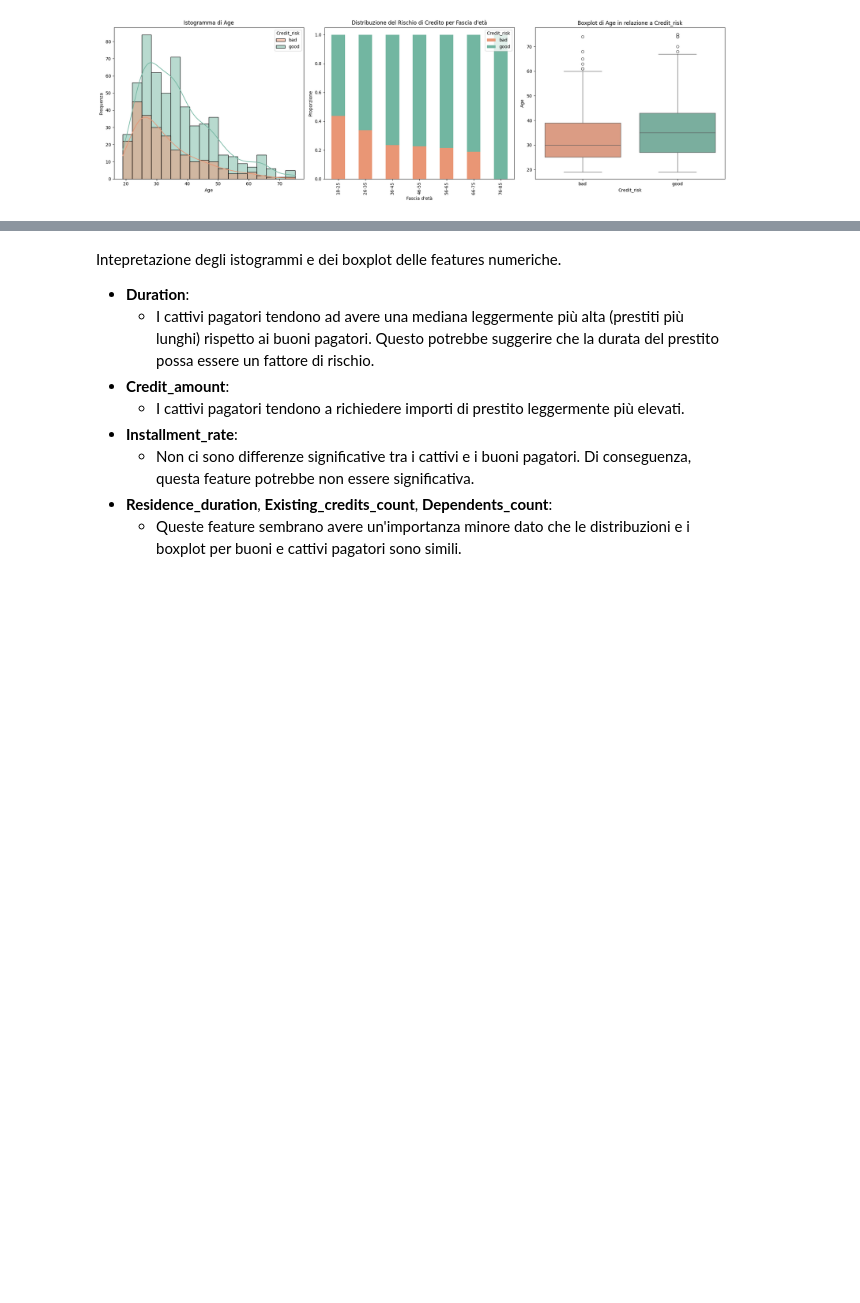
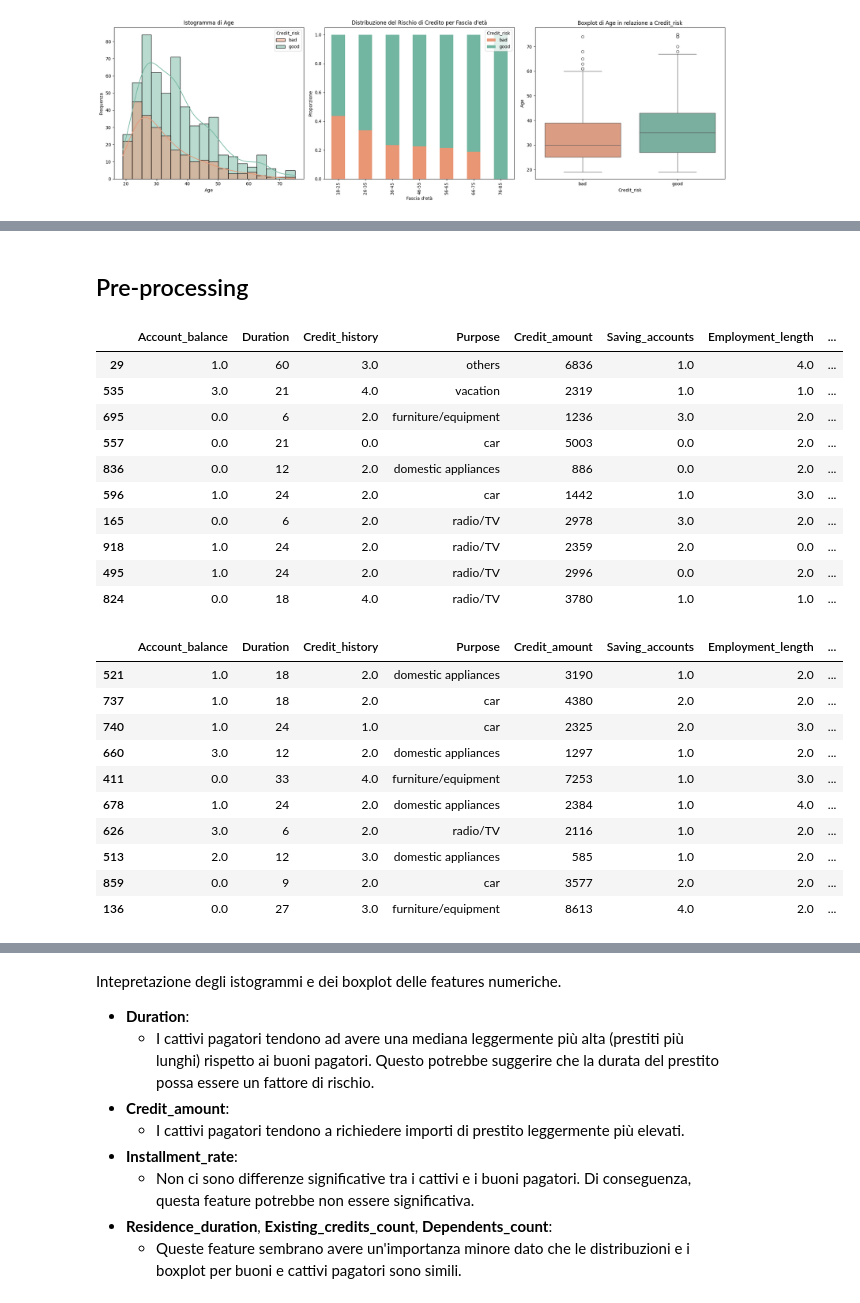
Before and after one commit to hidemet/mldm-credit-card-risk, a Jupyter notebook: myCopy_ProgettoMLDM_Dumas_Rossini.ipynb, the cells around one changed output, grey strips where cells are left out. Cells and saved outputs as stored; diff of their text form; code cells hidden in the pictures; blank space fills up the shorter version.

```diff
--- a/myCopy_ProgettoMLDM_Dumas_Rossini.ipynb
+++ b/myCopy_ProgettoMLDM_Dumas_Rossini.ipynb
@@ -325,0 +334,68 @@ print(data_copy.head())
+# %% [markdown]
+## Pre-processing
+# %%
+# Lista delle features ordinali
+ordinal_features = [
+    "Account_balance",
+    "Credit_history",
+    "Saving_accounts",
+    "Employment_length",
+    "Installment_rate",
+    "Residence_duration",
+    "Existing_credits_count",
+    "Dependents_count"
+]
+
+# Lista delle features nominali
+nominal_features = [
+    "Purpose",
+    "Sex_and_Marital_status",
+    "Guarantor",
+    "Most_valuable_asset", #può essere interpratata anche come ordinale (da beni meno soldi a più solidi)
+    "Concurrent_credits",
+    "Type_apartment",
+    "Job",
+    "Telephone",
+    "Foreign_worker"
+]
+
+# Applico Ordinal Encoding per le feature ordinali
+ordinal_encoder = OrdinalEncoder(categories=[
+    ['no account', 'low', 'medium', 'high'],  # Account_balance
+    ['no credits', 'all credits paid', 'existing credits paid', 'delay in past', 'critical account'],  # Credit_history
+    ['no savings account', 'little', 'moderate', 'quite rich', 'rich'],  # Saving_accounts
+    ['unemployed', '< 1 year', '1 - 4 years', '4 - 7 years', '>= 7 years'],  # Employment_length
+    [1, 2, 3, 4],  # Installment_rate
+    [1, 2, 3, 4],  # Residence_duration
+    [1, 2, 3, 4],  # Existing_credits_count
+    [1, 2]  # Dependents_count
+])
+
+X_train[ordinal_features] = ordinal_encoder.fit_transform(X_train[ordinal_features])
+X_test[ordinal_features] = ordinal_encoder.transform(X_test[ordinal_features])
+
+display(X_train.head(10))
+display(X_test.head(10))
+# %% [output]
+|  | Account_balance | Duration | Credit_history | Purpose | Credit_amount | Saving_accounts | Employment_length | ... |
+| 29 | 1.0 | 60 | 3.0 | others | 6836 | 1.0 | 4.0 | ... |
+| 535 | 3.0 | 21 | 4.0 | vacation | 2319 | 1.0 | 1.0 | ... |
+| 695 | 0.0 | 6 | 2.0 | furniture/equipment | 1236 | 3.0 | 2.0 | ... |
+| 557 | 0.0 | 21 | 0.0 | car | 5003 | 0.0 | 2.0 | ... |
+| 836 | 0.0 | 12 | 2.0 | domestic appliances | 886 | 0.0 | 2.0 | ... |
+| 596 | 1.0 | 24 | 2.0 | car | 1442 | 1.0 | 3.0 | ... |
+| 165 | 0.0 | 6 | 2.0 | radio/TV | 2978 | 3.0 | 2.0 | ... |
+| 918 | 1.0 | 24 | 2.0 | radio/TV | 2359 | 2.0 | 0.0 | ... |
+| 495 | 1.0 | 24 | 2.0 | radio/TV | 2996 | 0.0 | 2.0 | ... |
+| 824 | 0.0 | 18 | 4.0 | radio/TV | 3780 | 1.0 | 1.0 | ... |
+|  | Account_balance | Duration | Credit_history | Purpose | Credit_amount | Saving_accounts | Employment_length | ... |
+| 521 | 1.0 | 18 | 2.0 | domestic appliances | 3190 | 1.0 | 2.0 | ... |
+| 737 | 1.0 | 18 | 2.0 | car | 4380 | 2.0 | 2.0 | ... |
+| 740 | 1.0 | 24 | 1.0 | car | 2325 | 2.0 | 3.0 | ... |
+| 660 | 3.0 | 12 | 2.0 | domestic appliances | 1297 | 1.0 | 2.0 | ... |
+| 411 | 0.0 | 33 | 4.0 | furniture/equipment | 7253 | 1.0 | 3.0 | ... |
+| 678 | 1.0 | 24 | 2.0 | domestic appliances | 2384 | 1.0 | 4.0 | ... |
+| 626 | 3.0 | 6 | 2.0 | radio/TV | 2116 | 1.0 | 2.0 | ... |
+| 513 | 2.0 | 12 | 3.0 | domestic appliances | 585 | 1.0 | 2.0 | ... |
+| 859 | 0.0 | 9 | 2.0 | car | 3577 | 2.0 | 2.0 | ... |
+| 136 | 0.0 | 27 | 3.0 | furniture/equipment | 8613 | 4.0 | 2.0 | ... |
```
Also changed, not shown: parts of 8 cells of this notebook.
